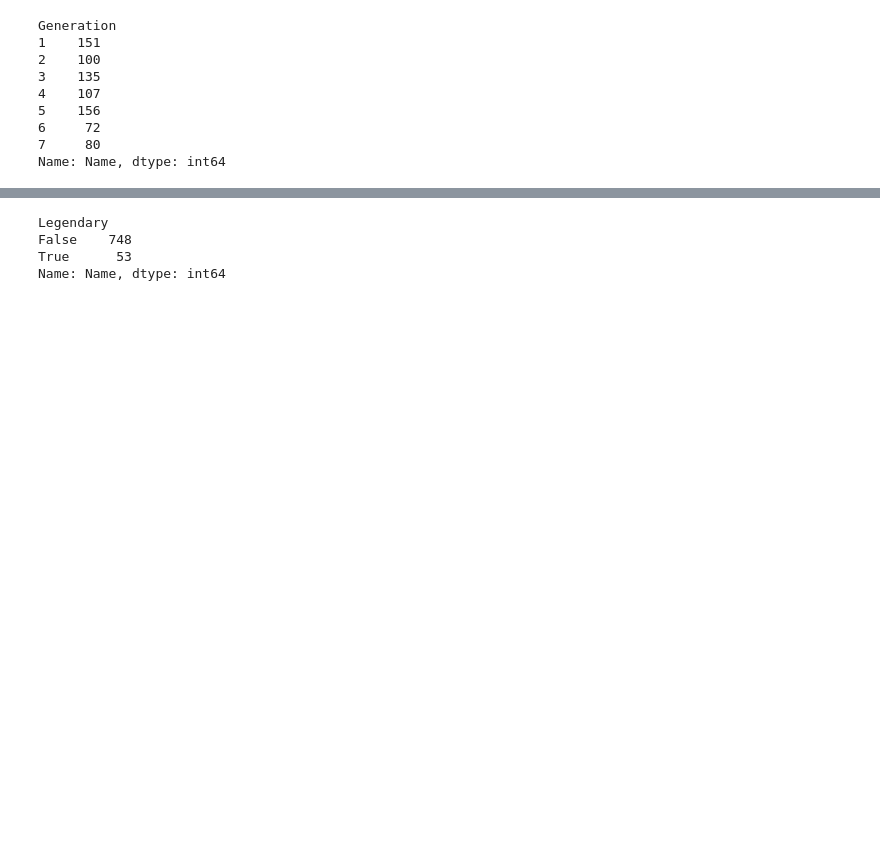
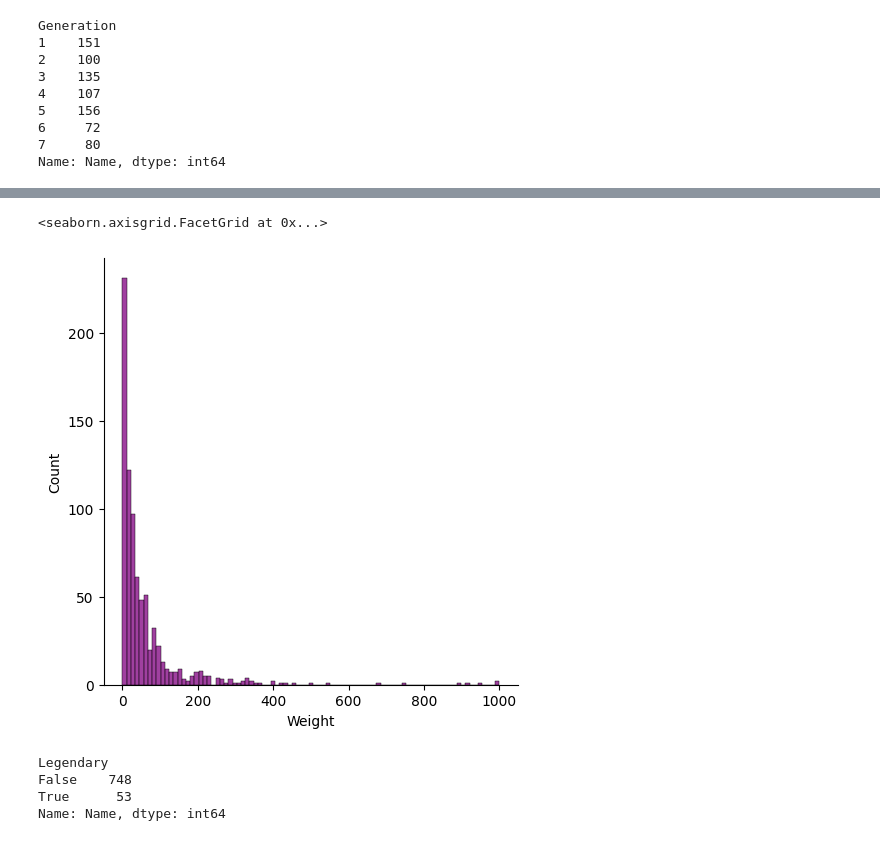
Before and after one commit to Soloskey1/data-projects, a Jupyter notebook: pokemon_EDA.ipynb, the cells around one changed output, grey strips where cells are left out. Drawn from its saved outputs; the diff is of its cells as text; code cells hidden in the pictures; blank space fills up the shorter version.

```diff
--- a/pokemon_EDA.ipynb
+++ b/pokemon_EDA.ipynb
@@ -248,3 +261,8 @@ plt.show()
+# %%
+sns.displot(x = df['Weight'], color='purple')
+# %% [output]
+<seaborn.axisgrid.FacetGrid at 0x...>
+[figure, added]
 # %%
 # proportion of True and False in df['Legendary']
 group_by_legendary = df.groupby('Legendary')['Name'].agg('count')
```
Also changed, not shown: parts of 8 cells of this notebook, 3 other files.
